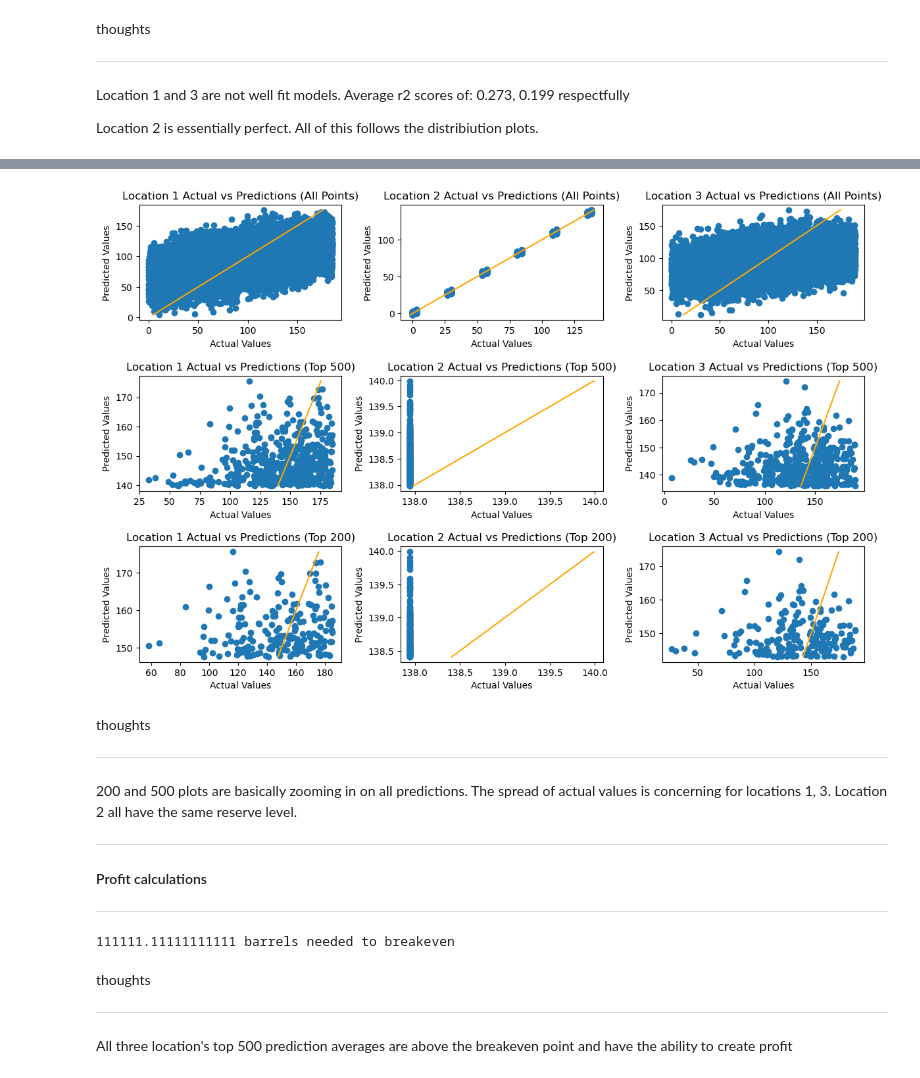
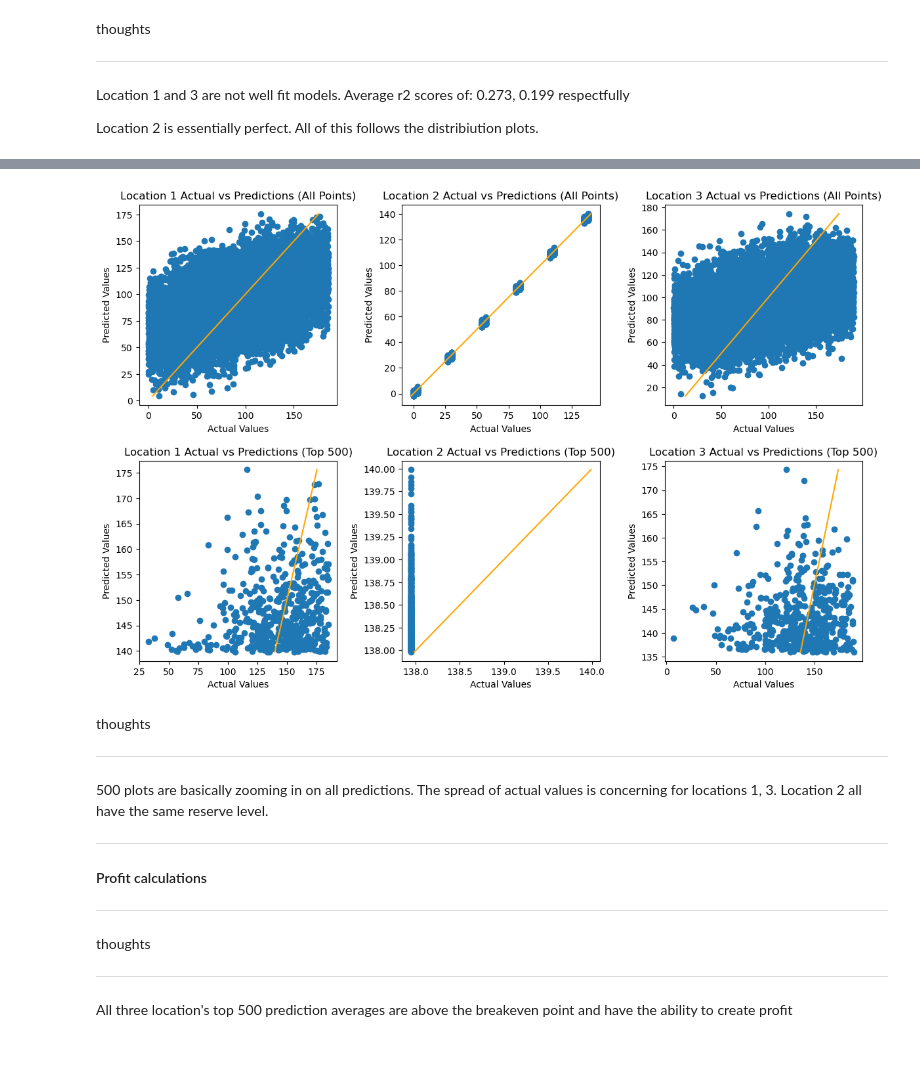
Before and after one commit to pughjoepugh/sprint_9_ML_business, a Jupyter notebook: project_9.ipynb, the cells around one changed output, grey strips where cells are left out. Drawn from its saved outputs; the diff is of its cells as text; code cells hidden in the pictures.

```diff
--- a/project_9.ipynb
+++ b/project_9.ipynb
@@ -374,62 +401,43 @@ Somehow the average was accurate for all locations. Location 2 is very accurate
 # %%
 # how do the predictions relate the actual values.
 # all predictions, top 500 predictions, top 200 predictions
 
 plt.figure(figsize=(12, 8))  # Adjust figsize for two rows of subplots
 
 for i in range(1, 4):
     # all points
-    plt.subplot(3, 3, i)  # 2 rows, 3 columns, subplot index 1, 2, 3
+    plt.subplot(2, 3, i)  # 2 rows, 3 columns, subplot index 1, 2, 3
     plt.scatter(x=results_dict[i]['y_test'], y=results_dict[i]['predict'])
     plt.xlabel("Actual Values")
     plt.ylabel("Predicted Values")
     plt.title(f"Location {i} Actual vs Predictions (All Points)")
     plt.plot([min(results_dict[i]['predict']), max(results_dict[i]['predict'])], [
              min(results_dict[i]['predict']), max(results_dict[i]['predict'])], color='orange')
 
     # top 500 points
-    plt.subplot(3, 3, i + 3)  # 2 rows, 3 columns, subplot index 4, 5, 6
+    plt.subplot(2, 3, i + 3)  # 2 rows, 3 columns, subplot index 4, 5, 6
     top_500_predict = results_dict[i]['predict'].nlargest(500)
     top_500_actual = results_dict[i]['y_test'].loc[top_500_predict.index]
     plt.scatter(x=top_500_actual, y=top_500_predict)
     plt.xlabel("Actual Values")
     plt.ylabel("Predicted Values")
     plt.title(f"Location {i} Actual vs Predictions (Top 500)")
     plt.plot([min(top_500_predict), max(top_500_predict)], [
              min(top_500_predict), max(top_500_predict)], color='orange')
 
-    # top 200 points
-    plt.subplot(3, 3, i + 6)  # 2 rows, 3 columns, subplot index 4, 5, 6
-    top_200_predict = results_dict[i]['predict'].nlargest(200)
-    top_200_actual = results_dict[i]['y_test'].loc[top_200_predict.index]
-    plt.scatter(x=top_200_actual, y=top_200_predict)
-    plt.xlabel("Actual Values")
-    plt.ylabel("Predicted Values")
-    plt.title(f"Location {i} Actual vs Predictions (Top 200)")
-    plt.plot([min(top_200_predict), max(top_200_predict)], [
-             min(top_200_predict), max(top_200_predict)], color='orange')
 
 plt.tight_layout(pad=1.5, w_pad=1.5, h_pad=1.5)
 plt.show()
 # %% [output]
-[figure, old version]
+[figure, new version]
 # %% [markdown]
 thoughts
 ___
-200 and 500 plots are basically zooming in on all predictions. The spread of actual values is concerning for locations 1, 3. Location 2 all have the same reserve level.
+500 plots are basically zooming in on all predictions. The spread of actual values is concerning for locations 1, 3. Location 2 all have the same reserve level.
 
 ____
 #### Profit calculations
 ____
-# %%
-# calculate the breakeven point
-budget = 100000000
-wells = 200
-barrel_revenue = 4.5
-break_even = (budget / wells) / barrel_revenue
-print(f"{break_even} barrels needed to breakeven")
-# %% [output]
-111111.11111111111 barrels needed to breakeven
 # %% [markdown]
 thoughts
 ___
```
Also changed, not shown: parts of 9 cells of this notebook.
